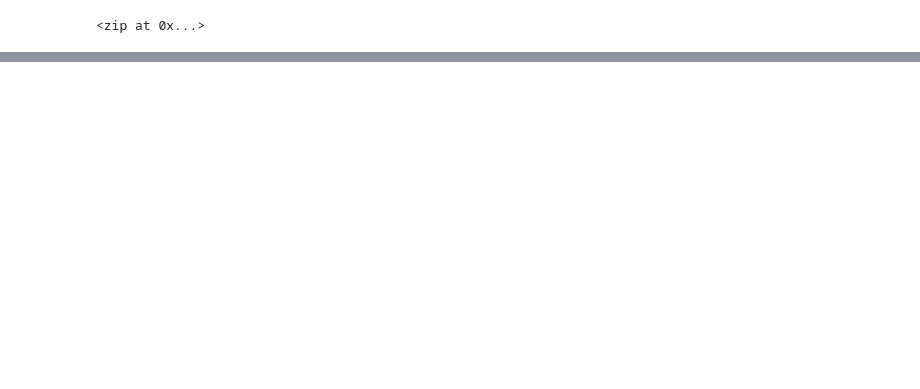
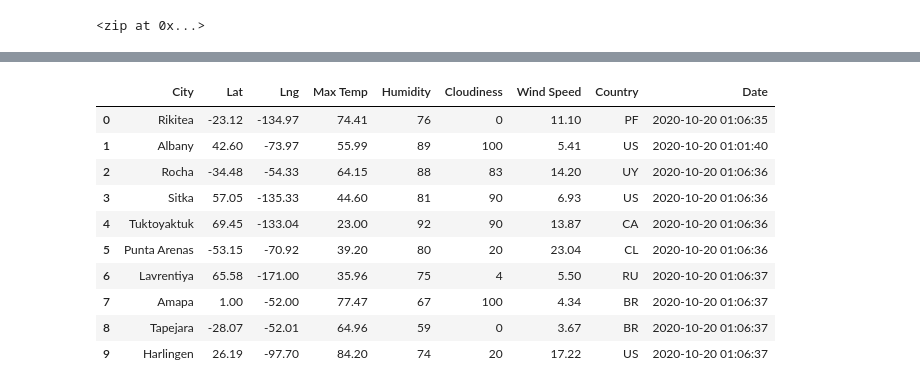
Before and after one commit to Grecia-09/World_Weather_Analysis, a Jupyter notebook: WeatherPy.ipynb, the cells around one changed output, grey strips where cells are left out. Drawn from its saved outputs; the diff is of its cells as text; code cells hidden in the pictures; blank space fills up the shorter version.

```diff
--- a/WeatherPy.ipynb
+++ b/WeatherPy.ipynb
@@ -33,0 +40,4 @@ len(cities)
+# %%
+# Starting URL for Weather Map API Call.
+url = "http://api.openweathermap.org/data/2.5/weather?units=Imperial&APPID=" + weather_api_key
+print(url)
@@ -33,0 +127,16 @@ len(cities)
+# %%
+# Convert the array of dictionaries to a Pandas DataFrame.
+city_data_df = pd.DataFrame(city_data)
+city_data_df.head(10)
+# %% [output]
+|  | City | Lat | Lng | Max Temp | Humidity | Cloudiness | Wind Speed | Country | Date |
+| 0 | Rikitea | -23.12 | -134.97 | 74.41 | 76 | 0 | 11.10 | PF | 2020-10-20 01:06:35 |
+| 1 | Albany | 42.60 | -73.97 | 55.99 | 89 | 100 | 5.41 | US | 2020-10-20 01:01:40 |
+| 2 | Rocha | -34.48 | -54.33 | 64.15 | 88 | 83 | 14.20 | UY | 2020-10-20 01:06:36 |
+| 3 | Sitka | 57.05 | -135.33 | 44.60 | 81 | 90 | 6.93 | US | 2020-10-20 01:06:36 |
+| 4 | Tuktoyaktuk | 69.45 | -133.04 | 23.00 | 92 | 90 | 13.87 | CA | 2020-10-20 01:06:36 |
+| 5 | Punta Arenas | -53.15 | -70.92 | 39.20 | 80 | 20 | 23.04 | CL | 2020-10-20 01:06:36 |
+| 6 | Lavrentiya | 65.58 | -171.00 | 35.96 | 75 | 4 | 5.50 | RU | 2020-10-20 01:06:37 |
+| 7 | Amapa | 1.00 | -52.00 | 77.47 | 67 | 100 | 4.34 | BR | 2020-10-20 01:06:37 |
+| 8 | Tapejara | -28.07 | -52.01 | 64.96 | 59 | 0 | 3.67 | BR | 2020-10-20 01:06:37 |
+| 9 | Harlingen | 26.19 | -97.70 | 84.20 | 74 | 20 | 17.22 | US | 2020-10-20 01:06:37 |
```
Also changed, not shown: parts of 7 cells of this notebook, 1 other file.
